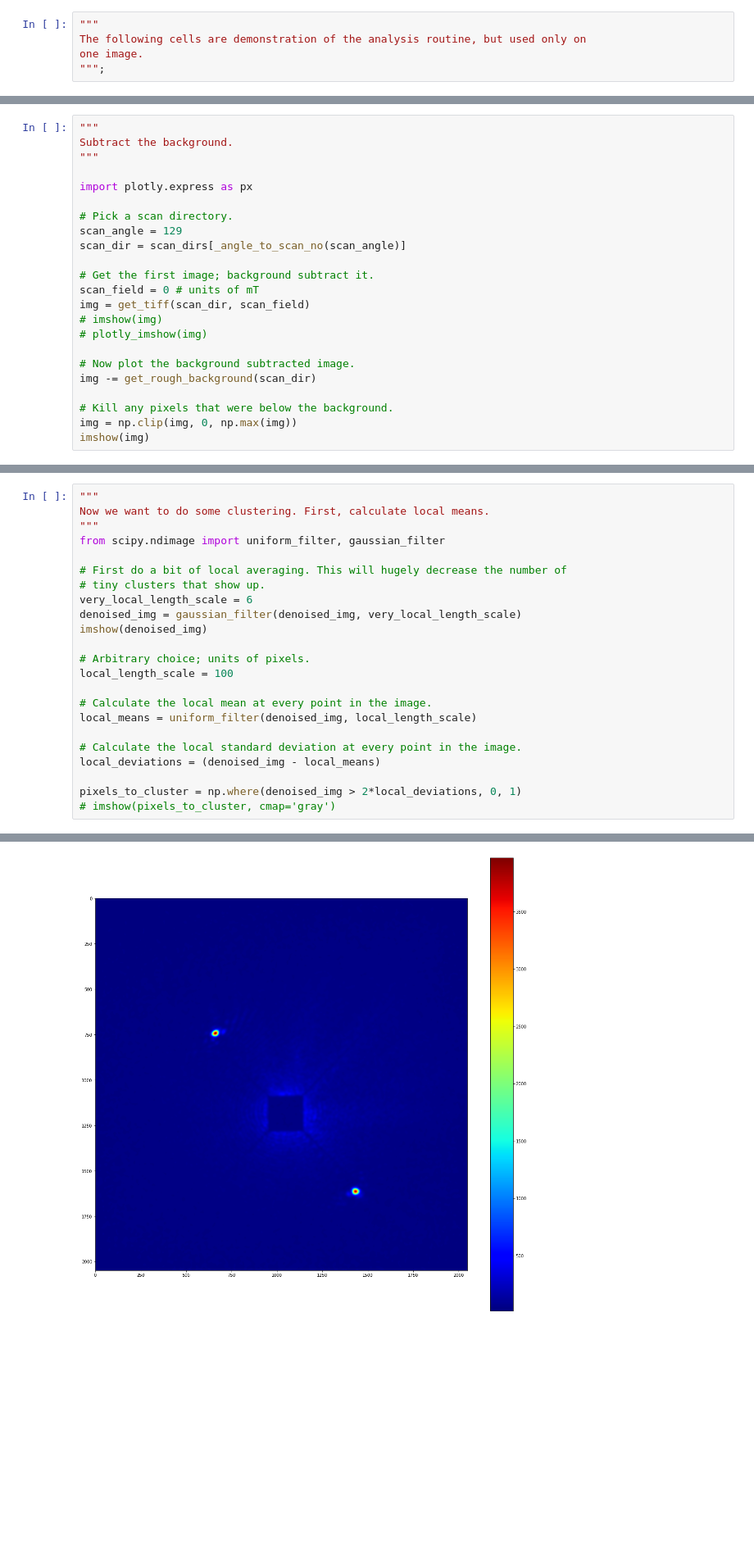
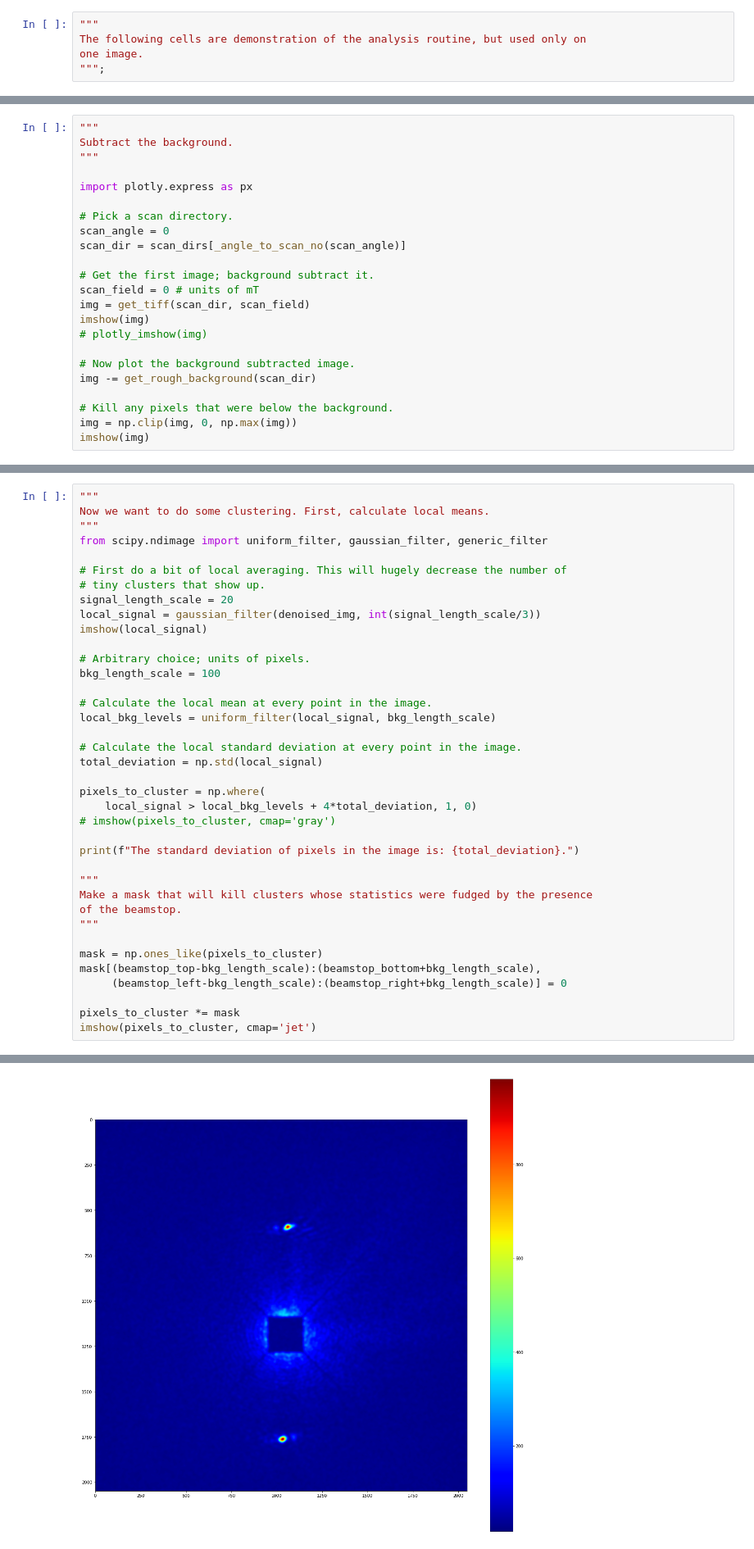
Before and after one commit to RBrearton/soliton_analysis, a Jupyter notebook: azimuthal_scan_playground.ipynb, the cells around one changed output, grey strips where cells are left out. Shown at 82% size. Drawn from its saved outputs; the diff is of its cells as text; blank space fills up the shorter version.

```diff
--- a/azimuthal_scan_playground.ipynb
+++ b/azimuthal_scan_playground.ipynb
@@ -189,13 +190,13 @@ Subtract the background.
 import plotly.express as px
 
 # Pick a scan directory.
-scan_angle = 129
+scan_angle = 0
 scan_dir = scan_dirs[_angle_to_scan_no(scan_angle)]
 
 # Get the first image; background subtract it.
 scan_field = 0 # units of mT
 img = get_tiff(scan_dir, scan_field)
-# imshow(img)
+imshow(img)
 # plotly_imshow(img)
 
 # Now plot the background subtracted image.
@@ -273,23 +274,38 @@ imshow(denoised_img)
 """
 Now we want to do some clustering. First, calculate local means.
 """
-from scipy.ndimage import uniform_filter, gaussian_filter
+from scipy.ndimage import uniform_filter, gaussian_filter, generic_filter
 
 # First do a bit of local averaging. This will hugely decrease the number of
 # tiny clusters that show up.
-very_local_length_scale = 6
-denoised_img = gaussian_filter(denoised_img, very_local_length_scale)
-imshow(denoised_img)
+signal_length_scale = 20
+local_signal = gaussian_filter(denoised_img, int(signal_length_scale/3))
+imshow(local_signal)
 
 # Arbitrary choice; units of pixels.
-local_length_scale = 100
+bkg_length_scale = 100
 
 # Calculate the local mean at every point in the image.
-local_means = uniform_filter(denoised_img, local_length_scale)
+local_bkg_levels = uniform_filter(local_signal, bkg_length_scale)
 
 # Calculate the local standard deviation at every point in the image.
-local_deviations = (denoised_img - local_means)
+total_deviation = np.std(local_signal)
 
-pixels_to_cluster = np.where(denoised_img > 2*local_deviations, 0, 1)
+pixels_to_cluster = np.where(
+    local_signal > local_bkg_levels + 4*total_deviation, 1, 0)
 # imshow(pixels_to_cluster, cmap='gray')
+
+print(f"The standard deviation of pixels in the image is: {total_deviation}.")
+
+"""
+Make a mask that will kill clusters whose statistics were fudged by the presence
+of the beamstop.
+"""
+
+mask = np.ones_like(pixels_to_cluster)
+mask[(beamstop_top-bkg_length_scale):(beamstop_bottom+bkg_length_scale),
+     (beamstop_left-bkg_length_scale):(beamstop_right+bkg_length_scale)] = 0
+
+pixels_to_cluster *= mask
+imshow(pixels_to_cluster, cmap='jet')
 # %% [output]
@@ -296 +313 @@ pixels_to_cluster = np.where(denoised_img > 2*local_deviations, 0, 1)
-[figure, old version]
+[figure, new version]
```
Also changed, not shown: parts of 11 cells of this notebook, 1 other file.
